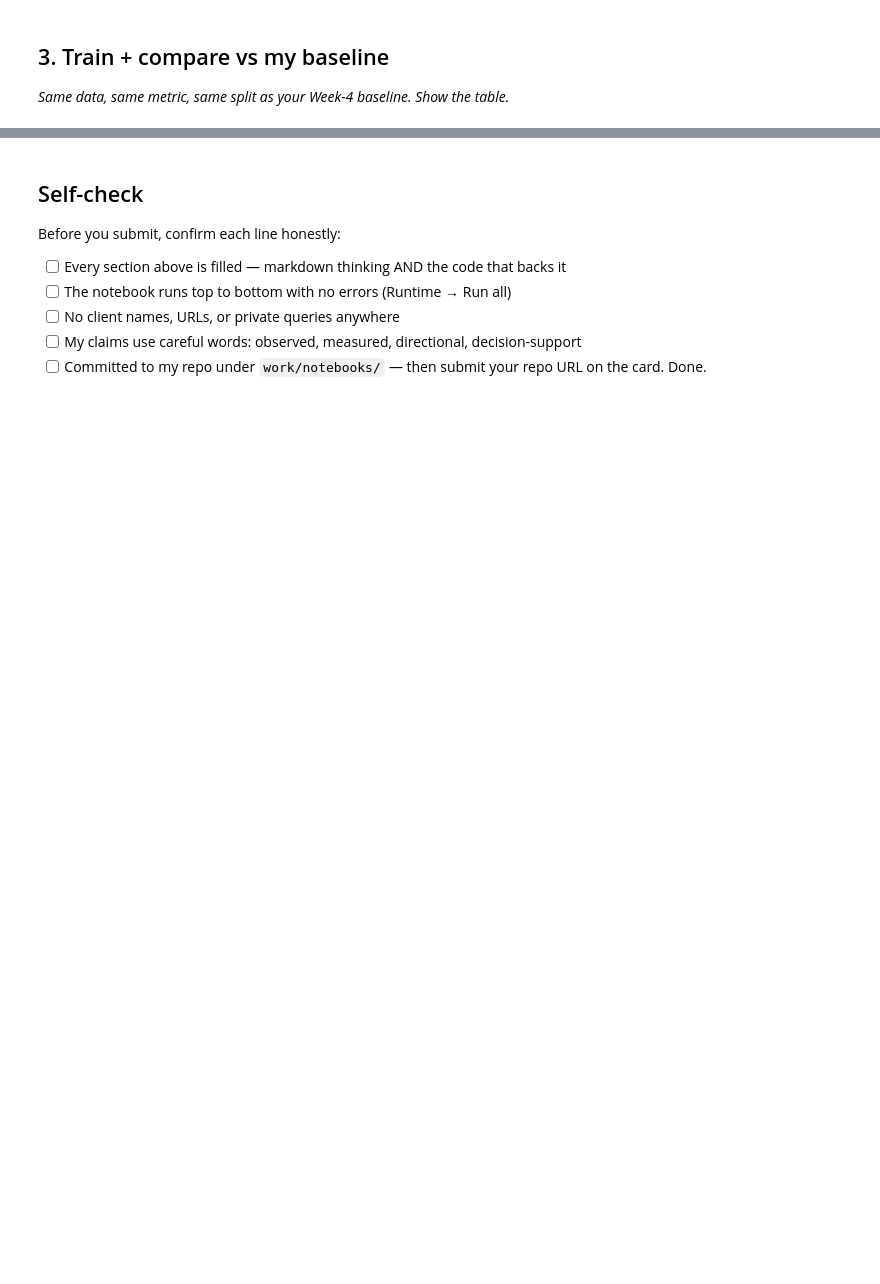
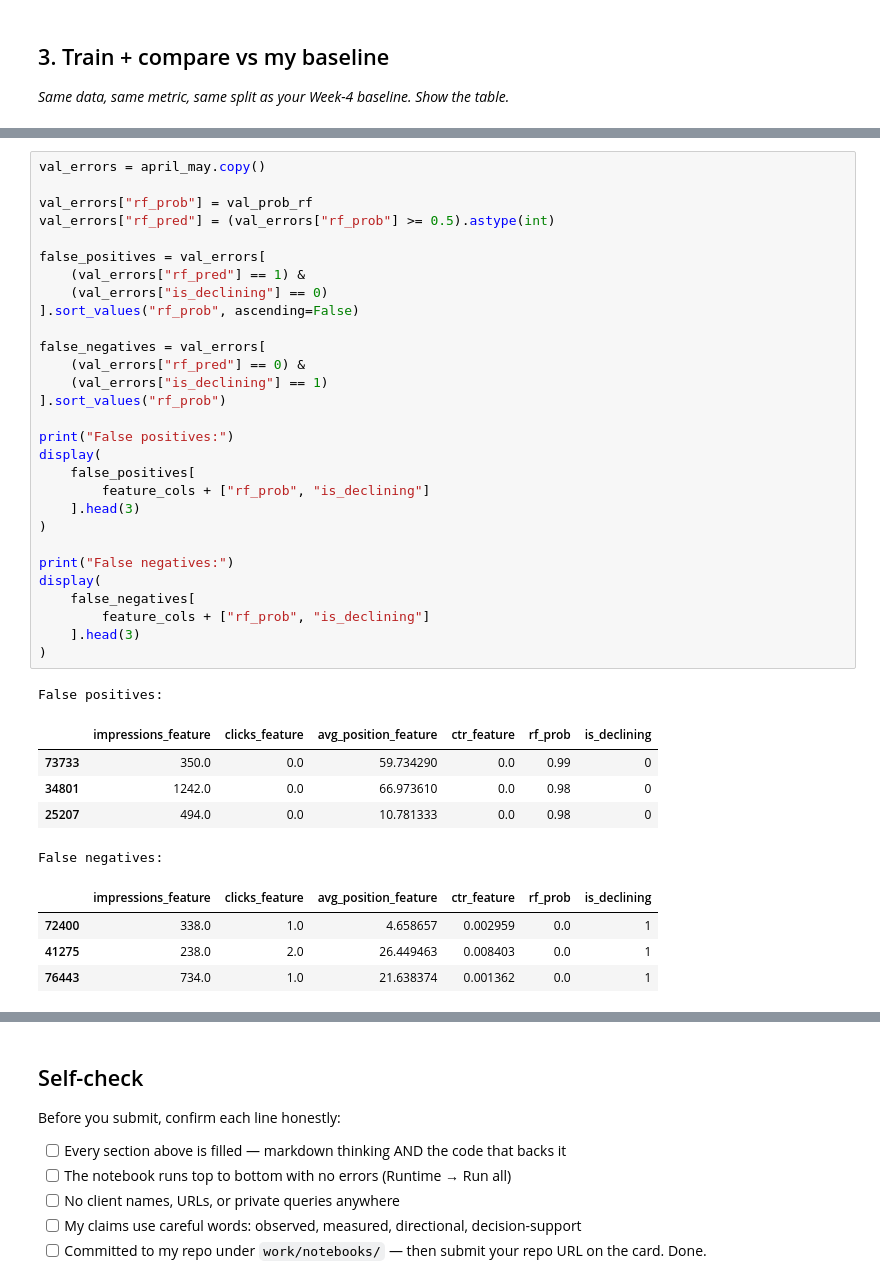
Before and after one commit to eminamandzukic/FlyRank_starter, a Jupyter notebook: work/notebooks/w05_model.ipynb, the cells around one changed output, grey strips where cells are left out. Cells and saved outputs as stored; diff of their text form; blank space fills up the shorter version.

```diff
--- a/work/notebooks/w05_model.ipynb
+++ b/work/notebooks/w05_model.ipynb
@@ -36,0 +745,40 @@ This skeleton is yours to fill. Work the sections **in order** — each one has
+# %%
+val_errors = april_may.copy()
+
+val_errors["rf_prob"] = val_prob_rf
+val_errors["rf_pred"] = (val_errors["rf_prob"] >= 0.5).astype(int)
+
+false_positives = val_errors[
+    (val_errors["rf_pred"] == 1) &
+    (val_errors["is_declining"] == 0)
+].sort_values("rf_prob", ascending=False)
+
+false_negatives = val_errors[
+    (val_errors["rf_pred"] == 0) &
+    (val_errors["is_declining"] == 1)
+].sort_values("rf_prob")
+
+print("False positives:")
+display(
+    false_positives[
+        feature_cols + ["rf_prob", "is_declining"]
+    ].head(3)
+)
+
+print("False negatives:")
+display(
+    false_negatives[
+        feature_cols + ["rf_prob", "is_declining"]
+    ].head(3)
+)
+# %% [output]
+False positives:
+|  | impressions_feature | clicks_feature | avg_position_feature | ctr_feature | rf_prob | is_declining |
+| 73733 | 350.0 | 0.0 | 59.734290 | 0.0 | 0.99 | 0 |
+| 34801 | 1242.0 | 0.0 | 66.973610 | 0.0 | 0.98 | 0 |
+| 25207 | 494.0 | 0.0 | 10.781333 | 0.0 | 0.98 | 0 |
+False negatives:
+|  | impressions_feature | clicks_feature | avg_position_feature | ctr_feature | rf_prob | is_declining |
+| 72400 | 338.0 | 1.0 | 4.658657 | 0.002959 | 0.0 | 1 |
+| 41275 | 238.0 | 2.0 | 26.449463 | 0.008403 | 0.0 | 1 |
+| 76443 | 734.0 | 1.0 | 21.638374 | 0.001362 | 0.0 | 1 |
```
Also changed, not shown: parts of 29 cells of this notebook.
